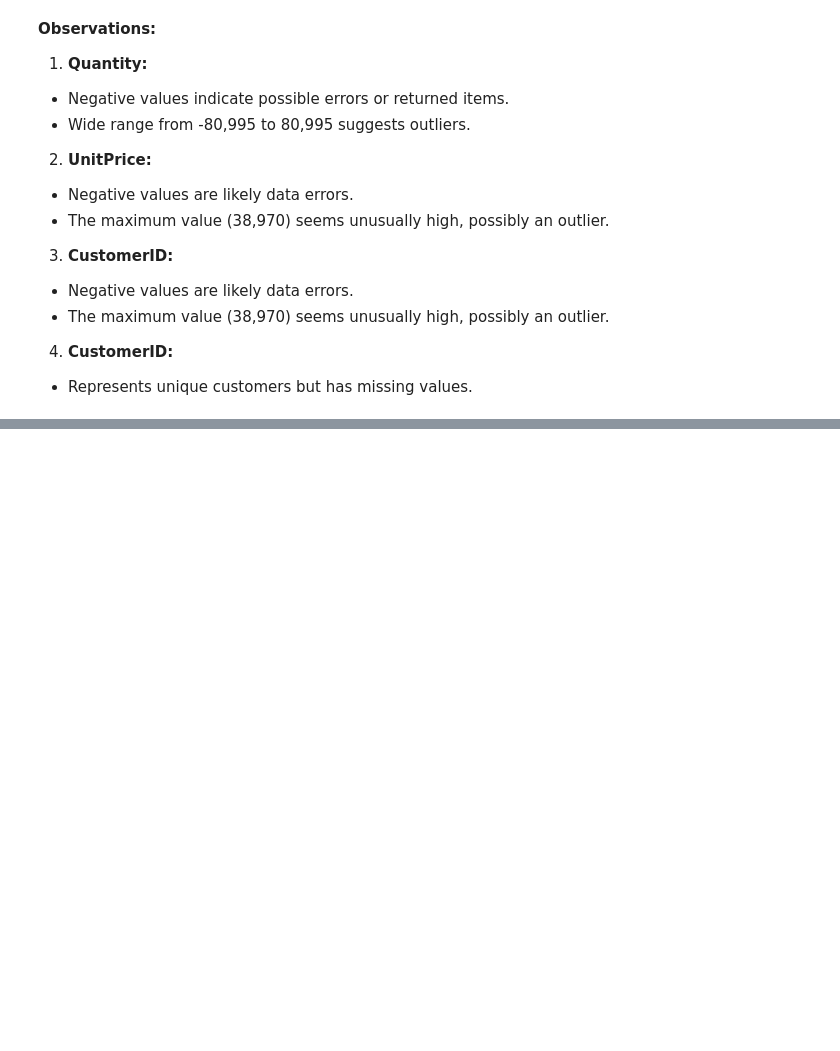
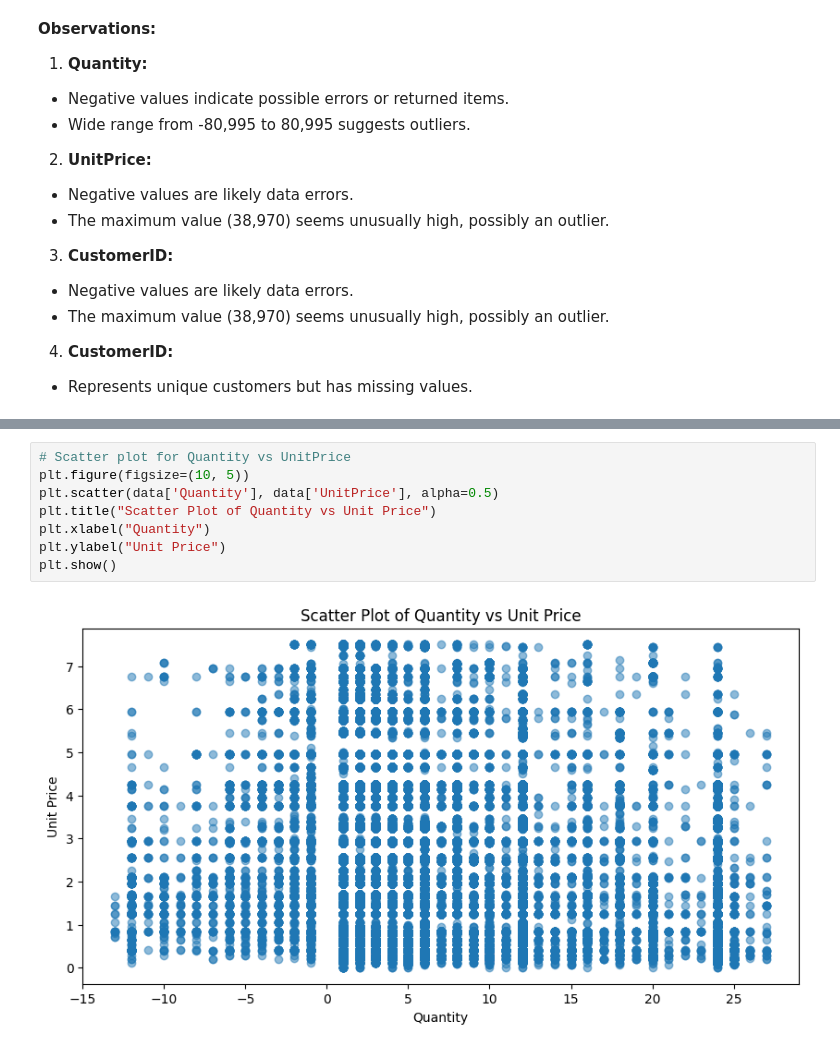
Before and after one commit to shvbhvm09/Customer-Segmentation-Using-Clustering-Techniques, a Jupyter notebook: customer_segmentation_project.ipynb, the cells around one changed output, grey strips where cells are left out. Cells and saved outputs as stored; diff of their text form; blank space fills up the shorter version.

```diff
--- a/customer_segmentation_project.ipynb
+++ b/customer_segmentation_project.ipynb
@@ -139,0 +235,10 @@ See the caveats in the documentation: https://pandas.pydata.org/pandas-docs/stab
+# %%
+# Scatter plot for Quantity vs UnitPrice
+plt.figure(figsize=(10, 5))
+plt.scatter(data['Quantity'], data['UnitPrice'], alpha=0.5)
+plt.title("Scatter Plot of Quantity vs Unit Price")
+plt.xlabel("Quantity")
+plt.ylabel("Unit Price")
+plt.show()
+# %% [output]
+[figure, added]
```
Also changed, not shown: parts of 20 cells of this notebook.
